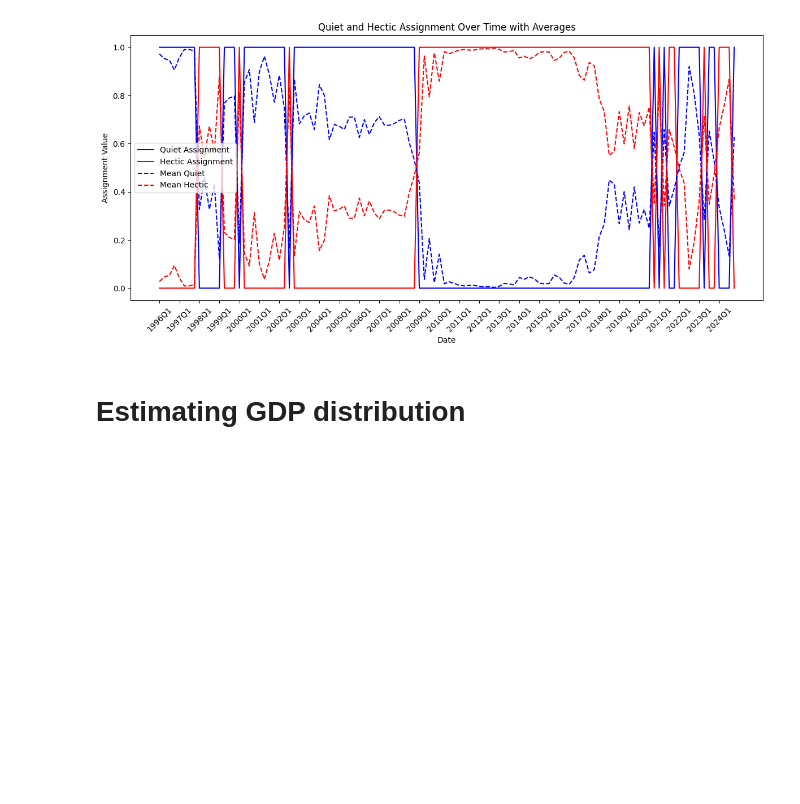
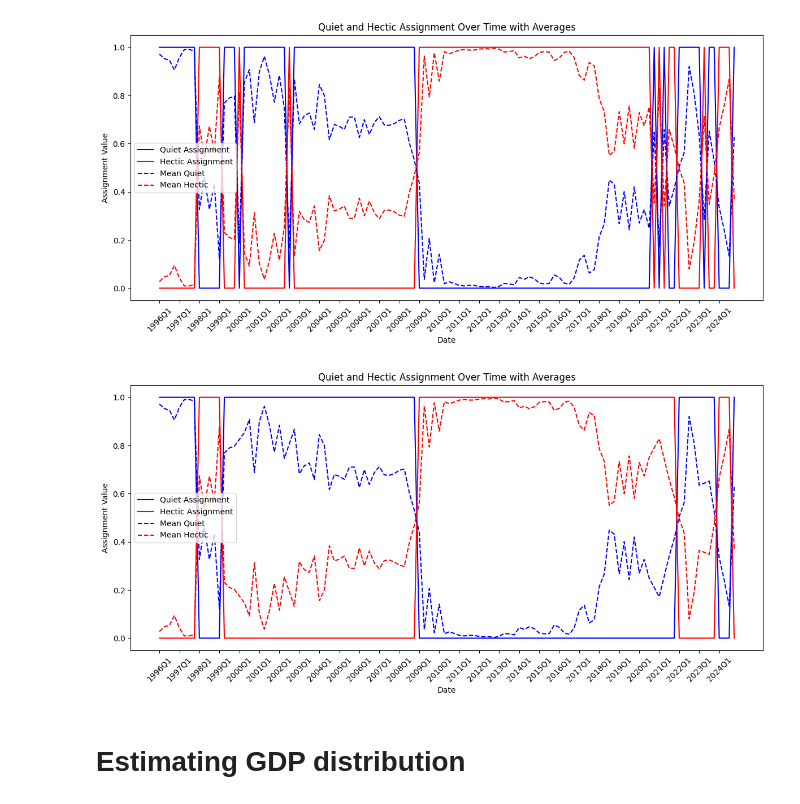
Before and after one commit to KraBence/Temalabor, a Jupyter notebook: Becslesek.ipynb, the cells around one changed output. Saved outputs shown, nothing was run; the diff lists cells and outputs as text; code cells hidden in the pictures; blank space fills up the shorter version.

```diff
--- a/Becslesek.ipynb
+++ b/Becslesek.ipynb
@@ -518,3 +531,36 @@ plt.tight_layout()
 plt.show()
 # %% [output]
 [figure]
+# %%
+for index in range(1, len(final_result_df) - 1):
+    prev_row = final_result_df.iloc[index - 1]
+    next_row = final_result_df.iloc[index + 1]
+    current_row = final_result_df.iloc[index]
+
+    if current_row['Quiet_Assignment'] != prev_row['Quiet_Assignment'] and current_row['Quiet_Assignment'] != next_row['Quiet_Assignment']:
+        final_result_df.at[index, 'Quiet_Assignment'] = prev_row['Quiet_Assignment']
+
+        final_result_df.at[index, 'Hectic_Assignment'] = 1 - final_result_df.at[index, 'Quiet_Assignment']
+
+        final_result_df.at[index, 'Mean_Quiet'] = (prev_row['Mean_Quiet'] + next_row['Mean_Quiet']) / 2
+        final_result_df.at[index, 'Mean_Hectic'] = (prev_row['Mean_Hectic'] + next_row['Mean_Hectic']) / 2
+# %%
+plt.figure(figsize=(12, 6))
+
+plt.plot(final_result_df['DATUM'], final_result_df['Quiet_Assignment'], label='Quiet Assignment', color='blue')
+plt.plot(final_result_df['DATUM'], final_result_df['Hectic_Assignment'], label='Hectic Assignment', color='red')
+plt.plot(final_result_df['DATUM'], final_result_df['Mean_Quiet'], color='blue', linestyle='--', label='Mean Quiet')
+plt.plot(final_result_df['DATUM'], final_result_df['Mean_Hectic'], color='red', linestyle='--', label='Mean Hectic')
+plt.xlabel('Date')
+plt.ylabel('Assignment Value')
+plt.title('Quiet and Hectic Assignment Over Time with Averages')
+plt.legend()
+
+xticks = final_result_df['DATUM'][::4]
+plt.xticks(xticks, rotation=45)
+
+# Display the plot
+plt.tight_layout()
+plt.show()
+# %% [output]
+[figure, added]
```
Also changed, not shown: parts of 5 cells of this notebook.
